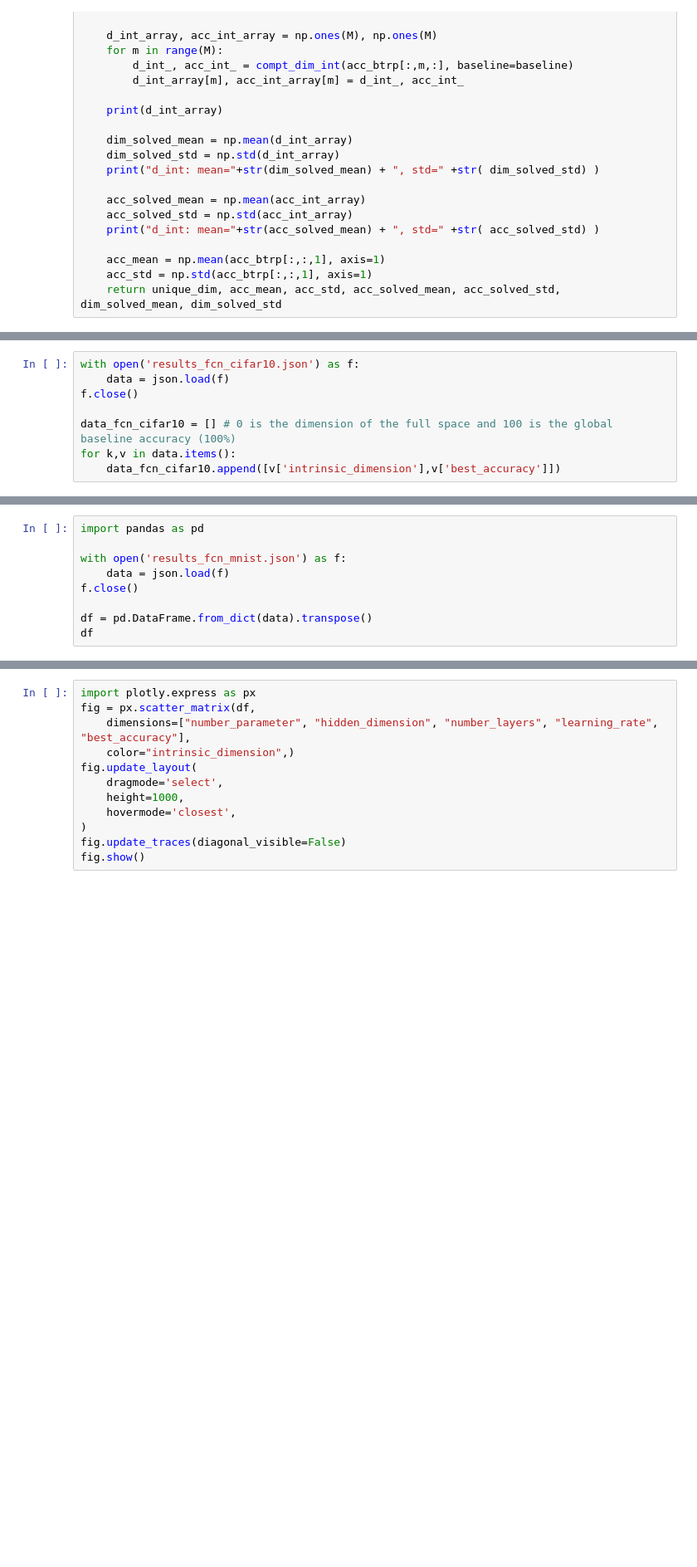
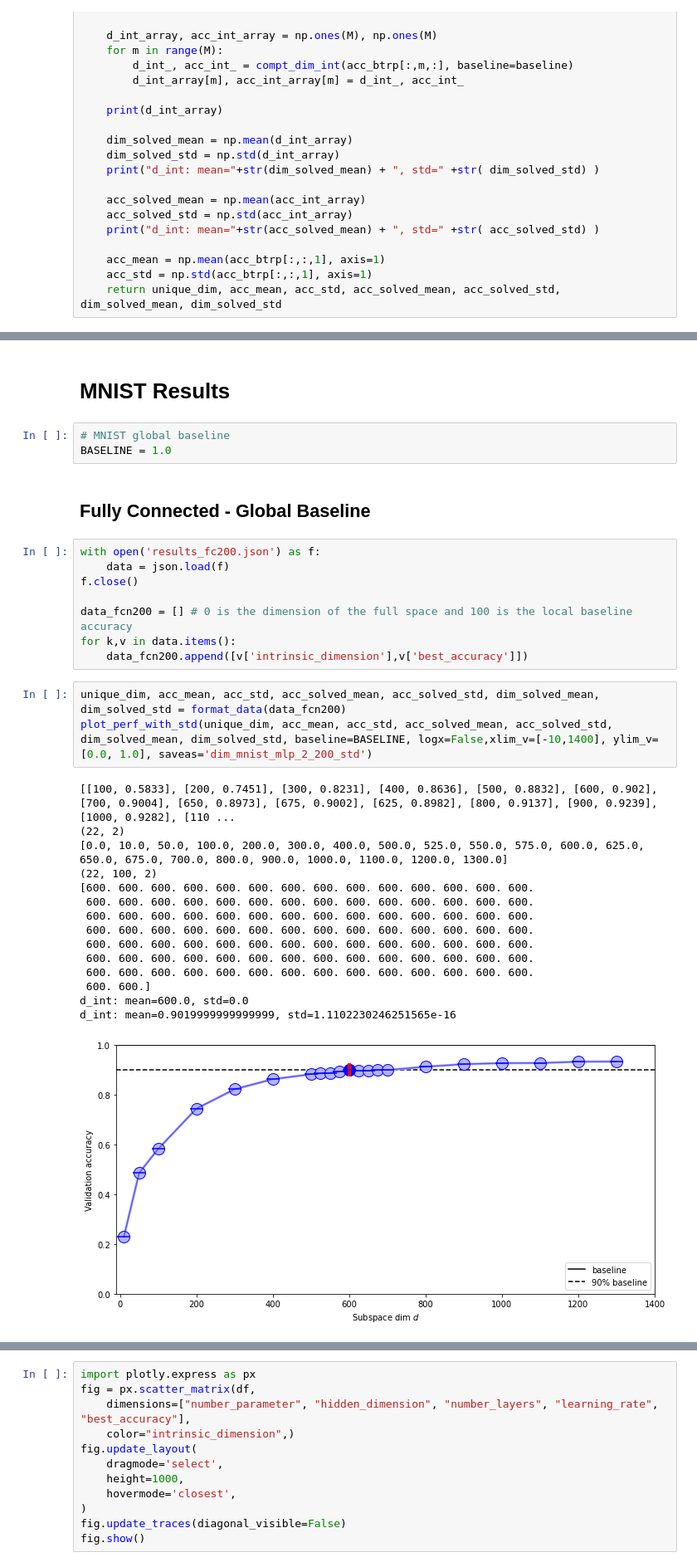
Before and after one commit to AntoAndGar/Intrinsic-Dimension, a Jupyter notebook: id_plots.ipynb, the cells around one changed output, grey strips where cells are left out. Shown at 83% size. Drawn from its saved outputs; the diff is of its cells as text; blank space fills up the shorter version.

```diff
--- a/id_plots.ipynb
+++ b/id_plots.ipynb
@@ -234,8 +95,0 @@ d_int: mean=0.7937000000000001, std=1.1102230246251565e-16
-# %%
-with open('results_fcn_cifar10.json') as f:
-    data = json.load(f)
-f.close()
-
-data_fcn_cifar10 = [] # 0 is the dimension of the full space and 100 is the global baseline accuracy (100%)
-for k,v in data.items():
-    data_fcn_cifar10.append([v['intrinsic_dimension'],v['best_accuracy']])
@@ -263,9 +95,0 @@ d_int: mean=0.48259999999999986, std=1.1102230246251565e-16
-# %%
-import pandas as pd
-
-with open('results_fcn_mnist.json') as f:
-    data = json.load(f)
-f.close()
-
-df = pd.DataFrame.from_dict(data).transpose()
-df
@@ -285,0 +96,34 @@ df
+# %% [markdown]
+# MNIST Results
+# %%
+# MNIST global baseline
+BASELINE = 1.0
+# %% [markdown]
+## Fully Connected - Global Baseline
+# %%
+with open('results_fc200.json') as f:
+    data = json.load(f)
+f.close()
+
+data_fcn200 = [] # 0 is the dimension of the full space and 100 is the local baseline accuracy
+for k,v in data.items():
+    data_fcn200.append([v['intrinsic_dimension'],v['best_accuracy']])
+# %%
+unique_dim, acc_mean, acc_std, acc_solved_mean, acc_solved_std, dim_solved_mean, dim_solved_std = format_data(data_fcn200)
+plot_perf_with_std(unique_dim, acc_mean, acc_std, acc_solved_mean, acc_solved_std, dim_solved_mean, dim_solved_std, baseline=BASELINE, logx=False,xlim_v=[-10,1400], ylim_v=[0.0, 1.0], saveas='dim_mnist_mlp_2_200_std')
+# %% [output]
+[[100, 0.5833], [200, 0.7451], [300, 0.8231], [400, 0.8636], [500, 0.8832], [600, 0.902], [700, 0.9004], [650, 0.8973], [675, 0.9002], [625, 0.8982], [800, 0.9137], [900, 0.9239], [1000, 0.9282], [110 ...
+(22, 2)
+[0.0, 10.0, 50.0, 100.0, 200.0, 300.0, 400.0, 500.0, 525.0, 550.0, 575.0, 600.0, 625.0, 650.0, 675.0, 700.0, 800.0, 900.0, 1000.0, 1100.0, 1200.0, 1300.0]
+(22, 100, 2)
+[600. 600. 600. 600. 600. 600. 600. 600. 600. 600. 600. 600. 600. 600.
+ 600. 600. 600. 600. 600. 600. 600. 600. 600. 600. 600. 600. 600. 600.
+ 600. 600. 600. 600. 600. 600. 600. 600. 600. 600. 600. 600. 600. 600.
+ 600. 600. 600. 600. 600. 600. 600. 600. 600. 600. 600. 600. 600. 600.
+ 600. 600. 600. 600. 600. 600. 600. 600. 600. 600. 600. 600. 600. 600.
+ 600. 600. 600. 600. 600. 600. 600. 600. 600. 600. 600. 600. 600. 600.
+ 600. 600. 600. 600. 600. 600. 600. 600. 600. 600. 600. 600. 600. 600.
+ 600. 600.]
+d_int: mean=600.0, std=0.0
+d_int: mean=0.9019999999999999, std=1.1102230246251565e-16
+[figure, added]
```
Also changed, not shown: parts of 74 cells of this notebook, 7 other files.
